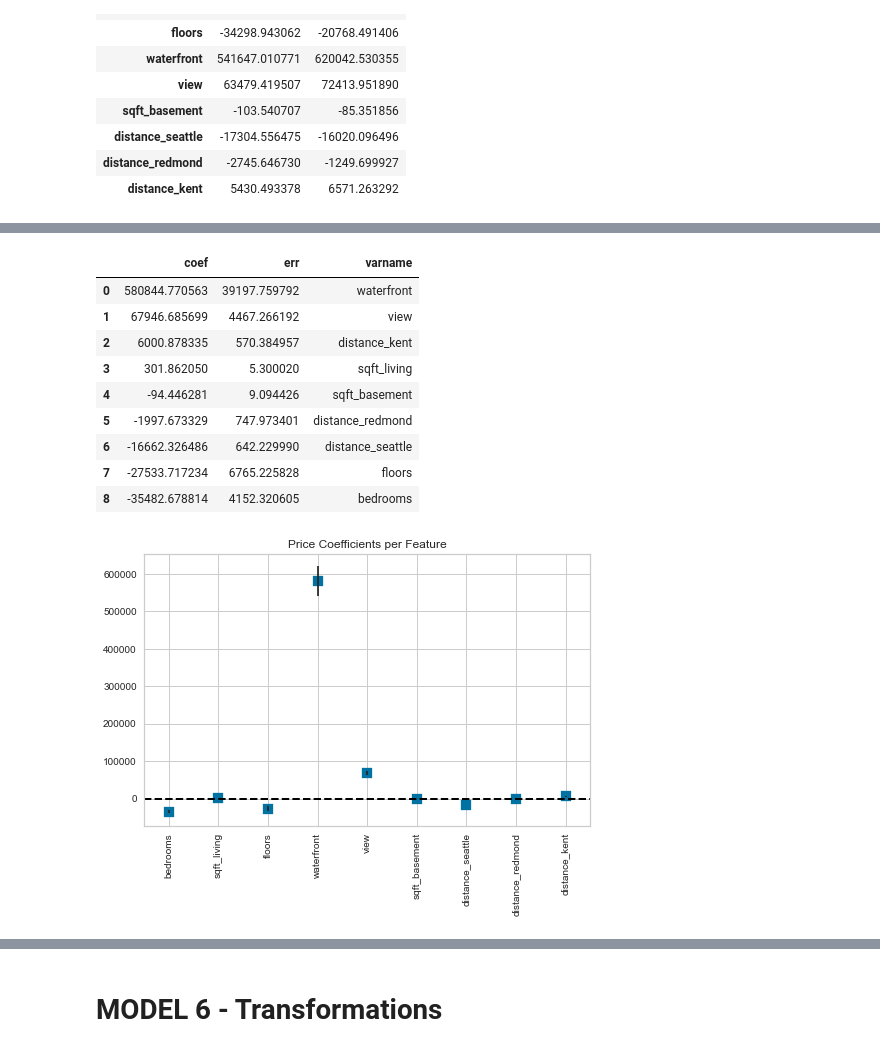
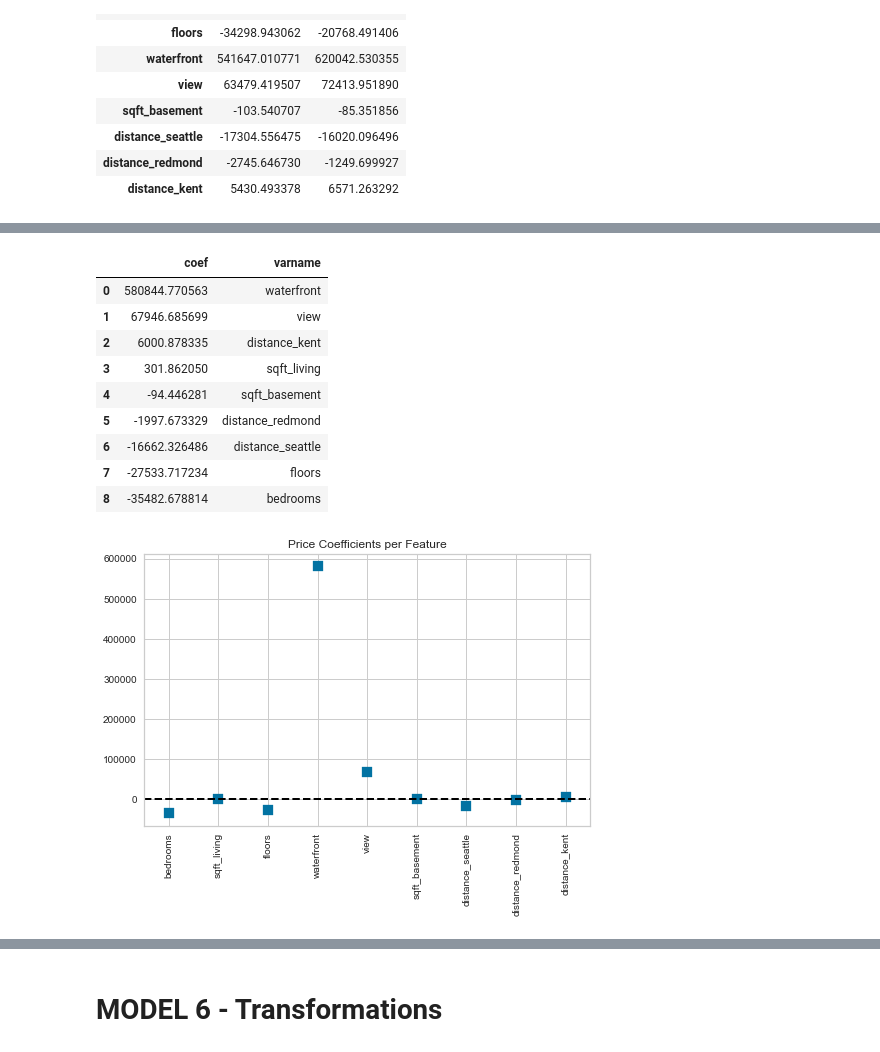
Before and after one commit to DataDoggo215/dsc-phase2-project, a Jupyter notebook: Master.ipynb, the cells around one changed output, grey strips where cells are left out. Saved outputs shown, nothing was run; the diff lists cells and outputs as text; code cells hidden in the pictures.

Commit message:
changed graph

```diff
--- a/Master.ipynb
+++ b/Master.ipynb
@@ -797,35 +782,34 @@ dtype: float64
 # %%
 coef_df = pd.DataFrame({'coef': model_5.params.values[1:],
-                        'err': err_series.values[1:],
-                        'varname': err_series.index.values[1:],
+                        'varname': model_5.params.index.values[1:],
                        })
 coef_df.sort_values('coef', ascending=False, ignore_index= True)
 # %% [output]
-|  | coef | err | varname |
-| 0 | 580844.770563 | 39197.759792 | waterfront |
-| 1 | 67946.685699 | 4467.266192 | view |
-| 2 | 6000.878335 | 570.384957 | distance_kent |
-| 3 | 301.862050 | 5.300020 | sqft_living |
-| 4 | -94.446281 | 9.094426 | sqft_basement |
-| 5 | -1997.673329 | 747.973401 | distance_redmond |
-| 6 | -16662.326486 | 642.229990 | distance_seattle |
-| 7 | -27533.717234 | 6765.225828 | floors |
-| 8 | -35482.678814 | 4152.320605 | bedrooms |
+|  | coef | varname |
+| 0 | 580844.770563 | waterfront |
+| 1 | 67946.685699 | view |
+| 2 | 6000.878335 | distance_kent |
+| 3 | 301.862050 | sqft_living |
+| 4 | -94.446281 | sqft_basement |
+| 5 | -1997.673329 | distance_redmond |
+| 6 | -16662.326486 | distance_seattle |
+| 7 | -27533.717234 | floors |
+| 8 | -35482.678814 | bedrooms |
 # %%
 fig, ax = plt.subplots(figsize=(8, 5))
 coef_df.plot(x='varname', y='coef', kind='bar',
-             ax=ax, color='none', yerr='err',
+             ax=ax, color='none',
               legend=False)
 ax.set_ylabel('')
 ax.set_xlabel('')
 ax.set_title('Price Coefficients per Feature')
 ax.scatter(x=pd.np.arange(coef_df.shape[0]),
            marker='s', s=120,
            y=coef_df['coef'], cmap='blue')
 ax.axhline(y=0, linestyle='--', color='black', linewidth=2)
 ax.xaxis.set_ticks_position('bottom')
 # %% [output]
-[figure, old version]
+[figure, new version]
 # %%
 def clean_data_model_5(df):
     df.drop(['condition', 'sqft_lot', 'yr_renovated', 'bathrooms', 'recent_build'], axis=1, inplace=True)
```
Also changed, not shown: parts of 31 cells of this notebook.
